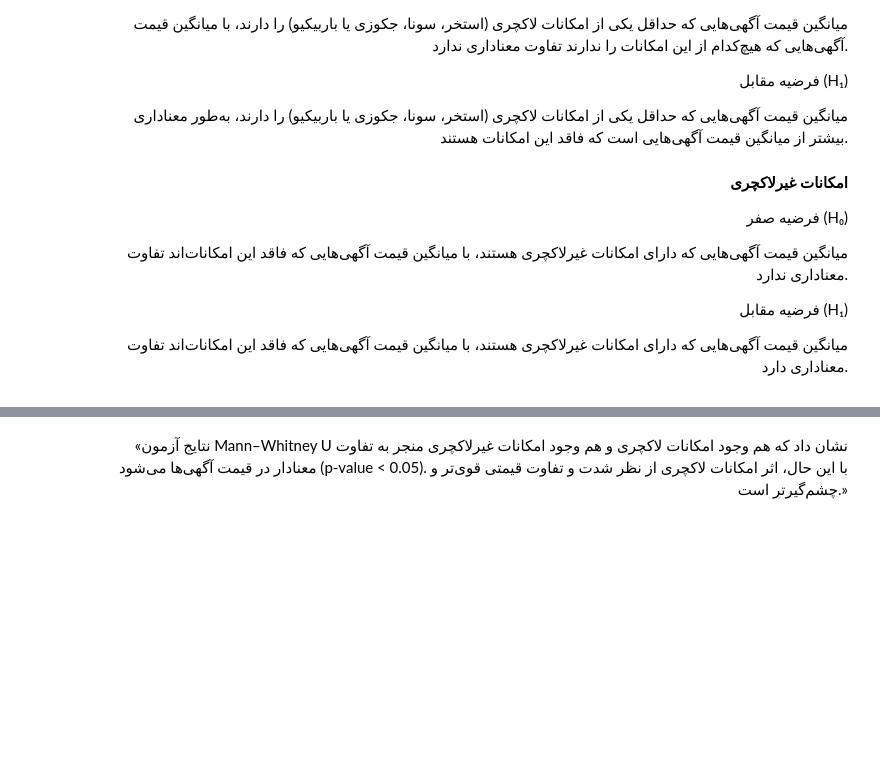
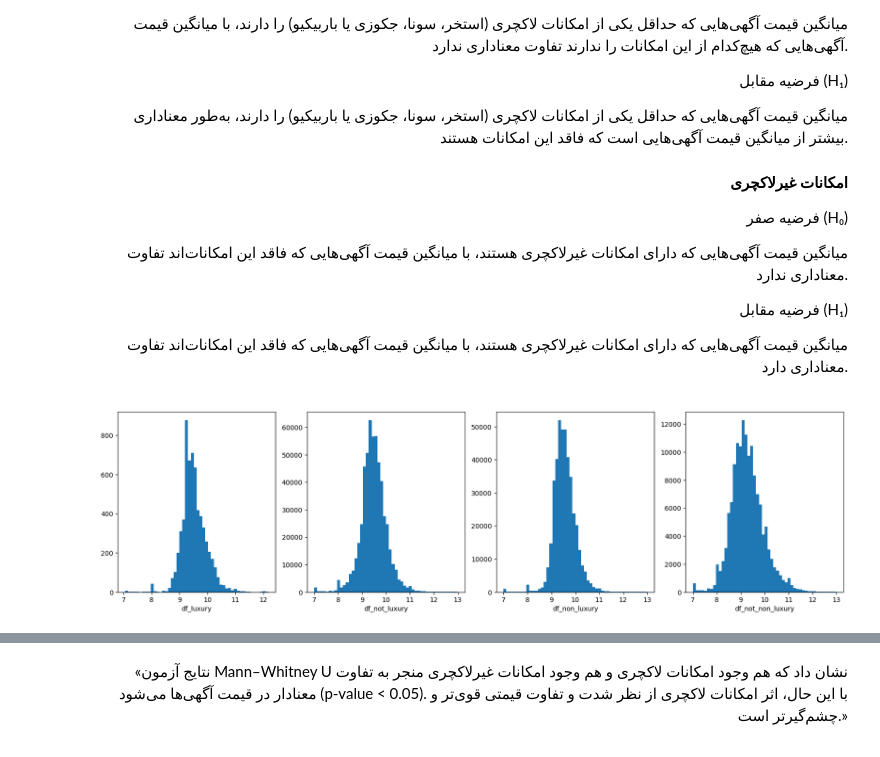
Before and after one commit to Navidbyti/real-estate-ml-project, a Jupyter notebook: 2-Hypothesis/drafts/navid-hypothesis4.ipynb, the cells around one changed output, grey strips where cells are left out. Saved outputs shown, nothing was run; the diff lists cells and outputs as text; code cells hidden in the pictures; blank space fills up the shorter version.

```diff
--- a/2-Hypothesis/drafts/navid-hypothesis4.ipynb
+++ b/2-Hypothesis/drafts/navid-hypothesis4.ipynb
@@ -70,3 +72,16 @@ df4["has_non_luxury"] = df4[non_luxury_columns].any(axis= 1)
 
 df_non_luxury = df4[df4["has_non_luxury"]]
 df_not_non_luxury = df4[~df4["has_non_luxury"]]
+# %%
+fig, axes = plt.subplots(nrows=1, ncols=4,figsize=(20, 5))
+
+dfs = [df_luxury, df_not_luxury ,df_non_luxury , df_not_non_luxury]
+lables = ["df_luxury", "df_not_luxury" ,"df_non_luxury" , "df_not_non_luxury"]
+for i , dfx in enumerate(dfs):
+    axes[i].hist(np.log10(dfx["price_value"]), bins=50)
+    axes[i].set_xlabel(lables[i])
+
+
+plt.show()
+# %% [output]
+[figure, added]
```
Also changed, not shown: parts of 12 cells of this notebook.
